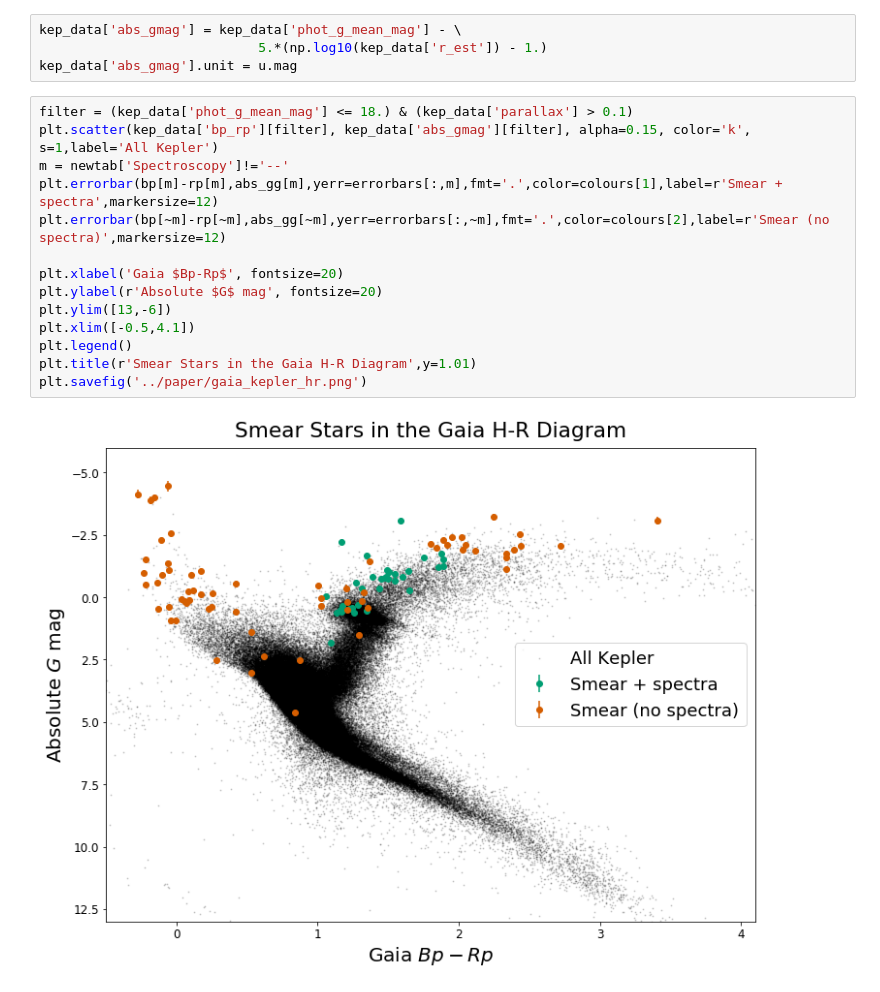
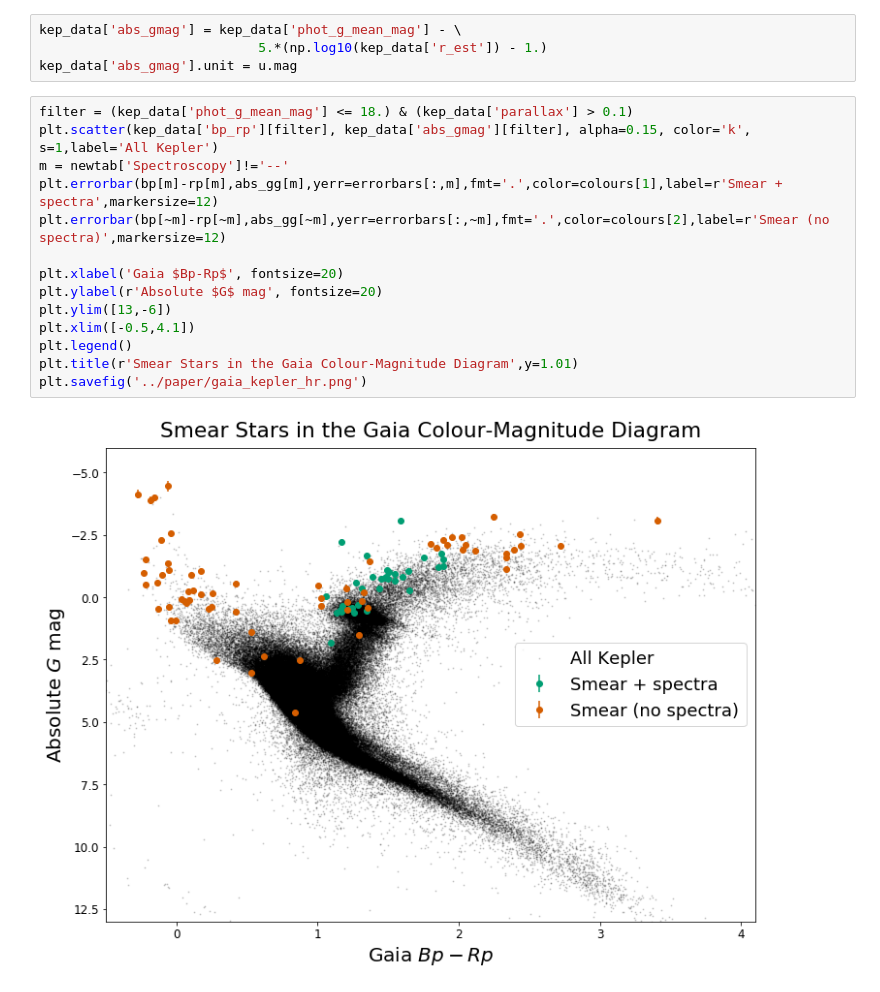
Before and after one commit to benjaminpope/smearcampaign, a Jupyter notebook: notebooks/read_catalogues.ipynb, the cells around one changed output. Saved outputs shown, nothing was run; the diff lists cells and outputs as text.

```diff
--- a/notebooks/read_catalogues.ipynb
+++ b/notebooks/read_catalogues.ipynb
@@ -605,16 +605,16 @@ kep_data['abs_gmag'].unit = u.mag
 # %%
 filter = (kep_data['phot_g_mean_mag'] <= 18.) & (kep_data['parallax'] > 0.1)
 plt.scatter(kep_data['bp_rp'][filter], kep_data['abs_gmag'][filter], alpha=0.15, color='k', s=1,label='All Kepler')
 m = newtab['Spectroscopy']!='--'
 plt.errorbar(bp[m]-rp[m],abs_gg[m],yerr=errorbars[:,m],fmt='.',color=colours[1],label=r'Smear + spectra',markersize=12)
 plt.errorbar(bp[~m]-rp[~m],abs_gg[~m],yerr=errorbars[:,~m],fmt='.',color=colours[2],label=r'Smear (no spectra)',markersize=12)
 
 plt.xlabel('Gaia $Bp-Rp$', fontsize=20)
 plt.ylabel(r'Absolute $G$ mag', fontsize=20)
 plt.ylim([13,-6])
 plt.xlim([-0.5,4.1])
 plt.legend()
-plt.title(r'Smear Stars in the Gaia H-R Diagram',y=1.01)
+plt.title(r'Smear Stars in the Gaia Colour-Magnitude Diagram',y=1.01)
 plt.savefig('../paper/gaia_kepler_hr.png')
 # %% [output]
-[figure, old version]
+[figure, new version]
```
Also changed, not shown: 2 other files.
